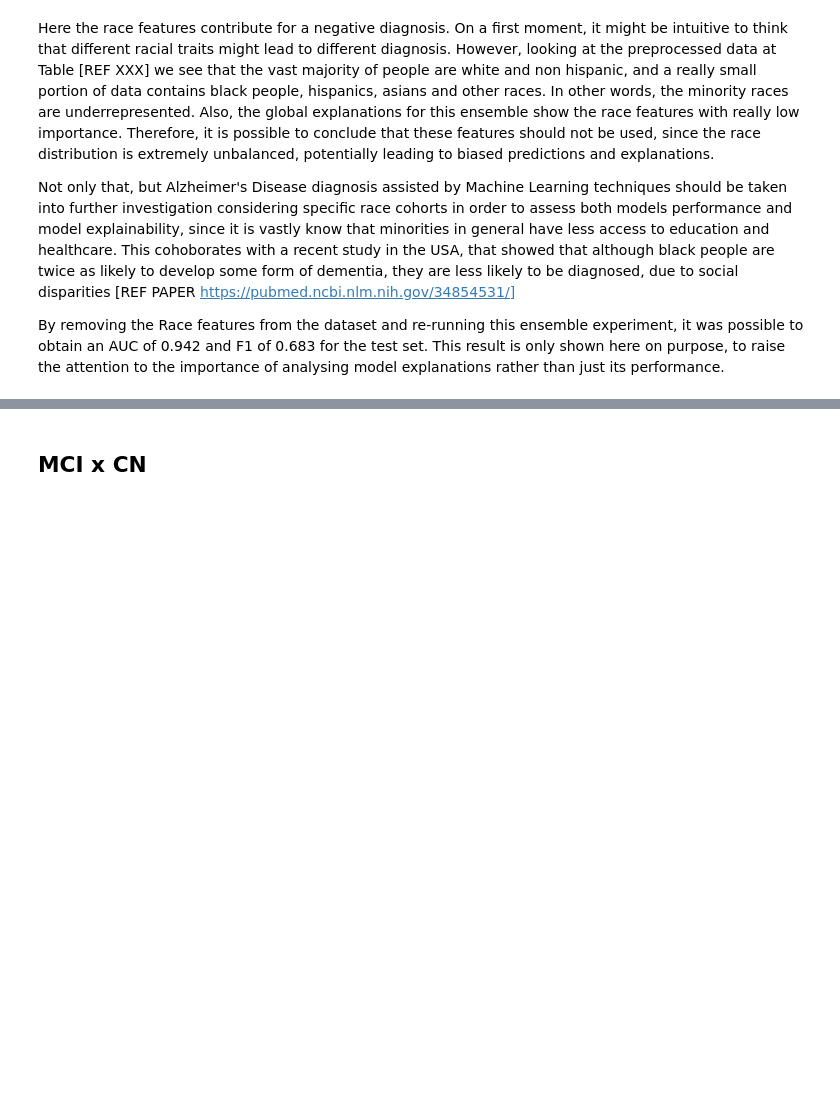
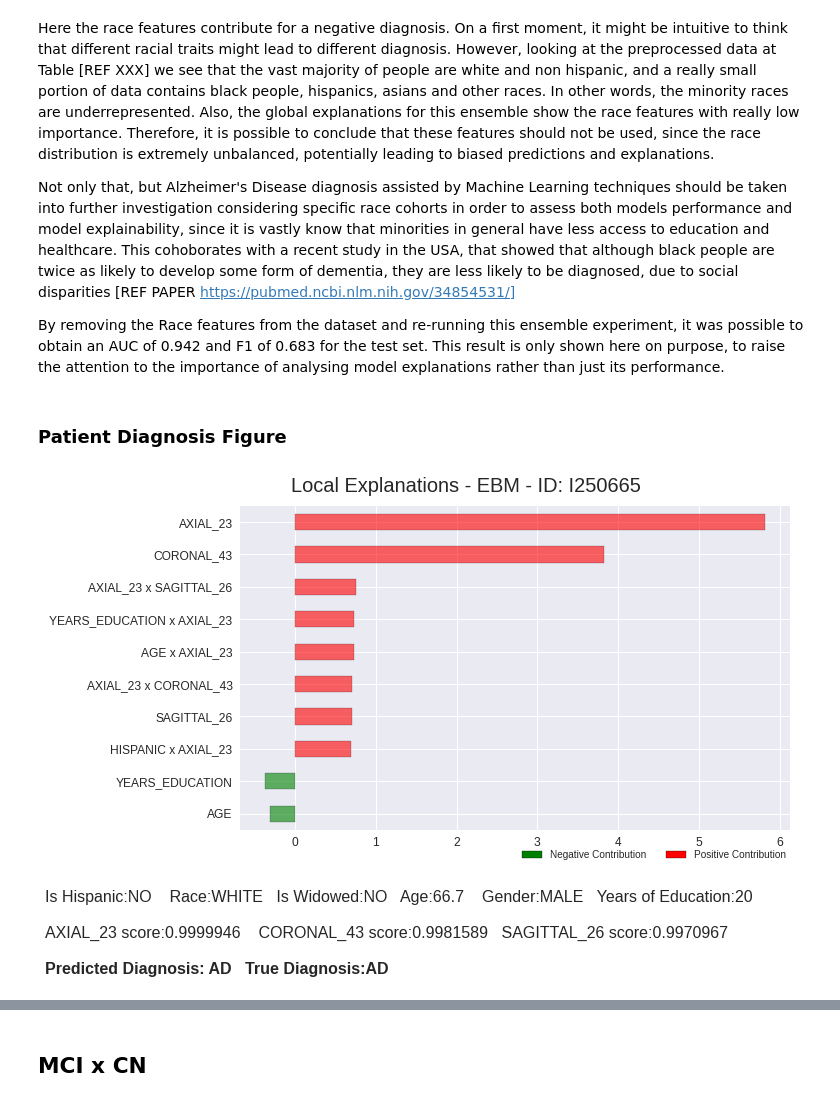
Before and after one commit to lucasthim/mmml-alzheimer-diagnosis, a Jupyter notebook: notebooks/dissertation/05_explanations_local_ensemble.ipynb, the cells around one changed output, grey strips where cells are left out. Drawn from its saved outputs; the diff is of its cells as text; code cells hidden in the pictures; blank space fills up the shorter version.

```diff
--- a/notebooks/dissertation/05_explanations_local_ensemble.ipynb
+++ b/notebooks/dissertation/05_explanations_local_ensemble.ipynb
@@ -181,3 +165,9 @@ Here the race features contribute for a negative diagnosis. On a first moment, i
 Not only that, but Alzheimer's Disease diagnosis assisted by Machine Learning techniques should be taken into further investigation considering specific race cohorts in order to assess both models performance and model explainability, since it is vastly know that minorities in general have less access to education and healthcare. This cohoborates with a recent study in the USA, that showed that although black people are twice as likely to develop some form of dementia, they are less likely to be diagnosed, due to social disparities [REF PAPER https://pubmed.ncbi.nlm.nih.gov/34854531/]
 
 By removing the Race features from the dataset and re-running this ensemble experiment, it was possible to obtain an AUC of 0.942 and F1 of 0.683 for the test set. This result is only shown here on purpose, to raise the attention to the importance of analysing model explanations rather than just its performance.
+# %% [markdown]
+### Patient Diagnosis Figure
+# %%
+explanation_fig = explainer.explain(sample_id='I250665')
+# %% [output]
+[figure, added]
```
Also changed, not shown: parts of 11 cells of this notebook, 2 other files.
